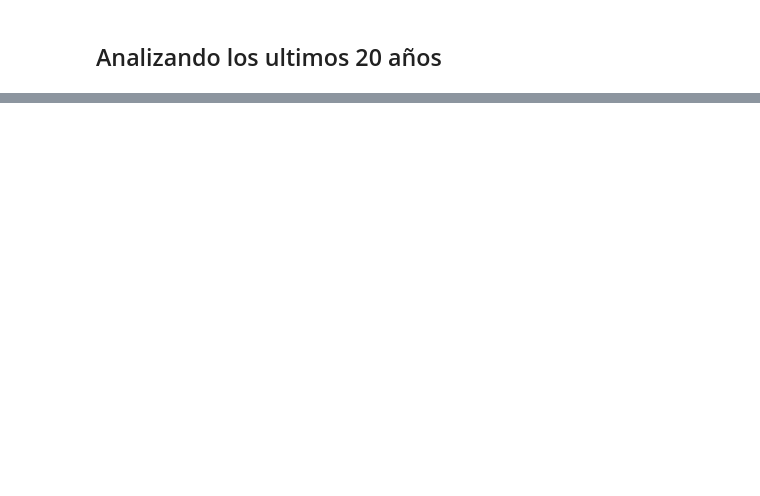
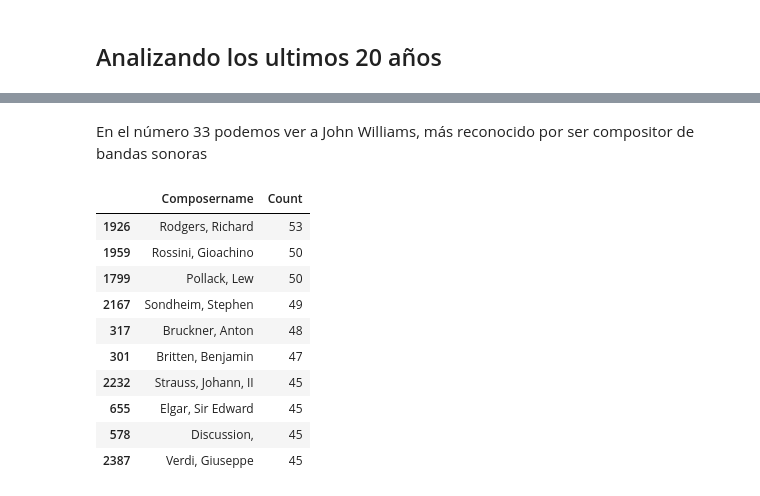
Before and after one commit to Alberto0410/New-York-Philharmonic-analysis, a Jupyter notebook: Music.ipynb, the cells around one changed output, grey strips where cells are left out. Drawn from its saved outputs; the diff is of its cells as text; code cells hidden in the pictures; blank space fills up the shorter version.

```diff
--- a/Music.ipynb
+++ b/Music.ipynb
@@ -411,0 +520,16 @@ Un detalle a notar es que el unico compositor barroco es Bach pero se encuentra
+# %% [markdown]
+En el número 33 podemos ver a John Williams, más reconocido por ser compositor de bandas sonoras
+# %%
+top20[40:50]
+# %% [output]
+|  | Composername | Count |
+| 1926 | Rodgers, Richard | 53 |
+| 1959 | Rossini, Gioachino | 50 |
+| 1799 | Pollack, Lew | 50 |
+| 2167 | Sondheim, Stephen | 49 |
+| 317 | Bruckner, Anton | 48 |
+| 301 | Britten, Benjamin | 47 |
+| 2232 | Strauss, Johann, II | 45 |
+| 655 | Elgar, Sir Edward | 45 |
+| 578 | Discussion, | 45 |
+| 2387 | Verdi, Giuseppe | 45 |
```
Also changed, not shown: parts of 26 cells of this notebook.
